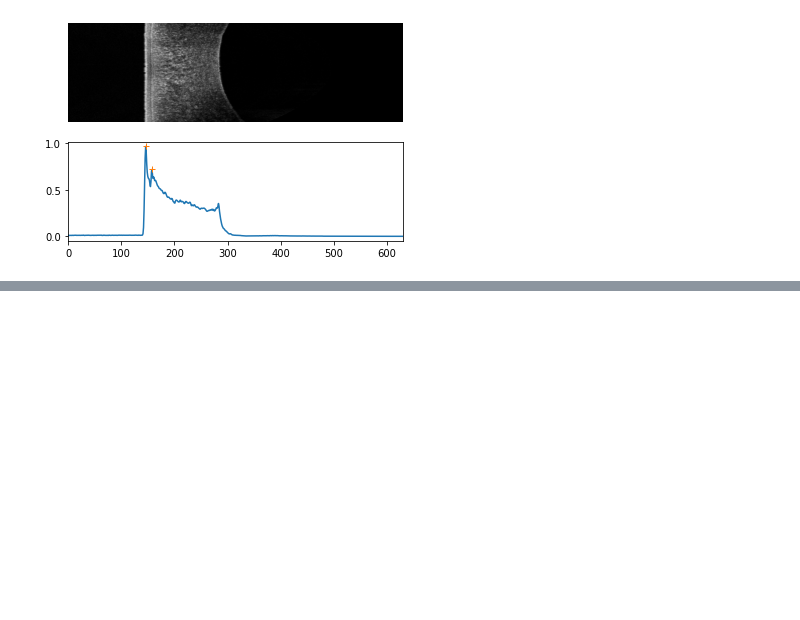
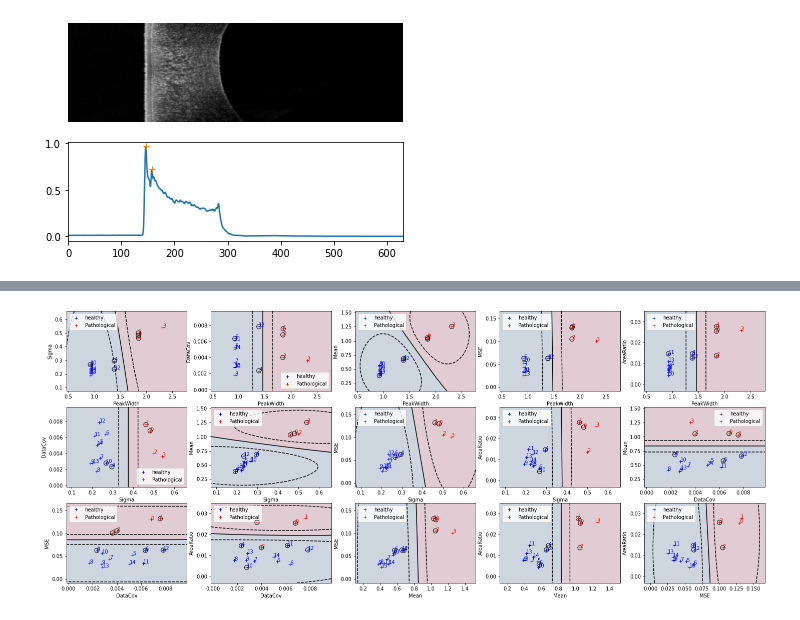
Before and after one commit to Coohrentiin/Quantification_of_corneal_surgery_antecedent, a Jupyter notebook: quatification_test.ipynb, the cells around one changed output, grey strips where cells are left out. Saved outputs shown, nothing was run; the diff lists cells and outputs as text; code cells hidden in the pictures; blank space fills up the shorter version.

```diff
--- a/quatification_test.ipynb
+++ b/quatification_test.ipynb
@@ -323,13 +162,3 @@ c:\Users\csoub\OneDrive\Bureau\3A\Ensta\Super projet\Quantification_of_corneal_s
 [figure]
 [figure]
 [figure]
-# %%
-from sklearn import svm
-X=np.array( [ np.array(x) for x in X])
-clf = svm.SVC()
-clf.fit(X, y)
-y_pred=clf.predict(X)
-print(X)
-print(y_pred)
-print(len(y_pred))
-print(y)
@@ -353,0 +249,46 @@ print(y)
+# %%
+
+variable=data.columns[:-2]
+k=len(variable)
+comb=math.comb(k,2)
+
+plt.figure(figsize=(25,10))
+nline=3
+ncol=comb//nline+int(comb/nline-comb//nline+0.5)
+l=0
+for i in range(k-1):
+    for j in range(i+1,k):
+        l+=1
+        plt.subplot(nline,ncol,l)
+        x_class1=data[variable[i]][data["Healthy"]==1]
+        y_class1=data[variable[j]][data["Healthy"]==1]
+        x_class0=data[variable[i]][data["Healthy"]==0]
+        y_class0=data[variable[j]][data["Healthy"]==0]
+        plt.plot(x_class1.T,y_class1.T,"b+",label="healthy")
+        plt.plot(x_class0.T,y_class0.T,"r+",label="Pathological")
+        for m in range(len(data)):
+            if data["Healthy"][m]==1:
+                plt.text(data[variable[i]][m],data[variable[j]][m],str(m),color="blue")
+            else:
+                plt.text(data[variable[i]][m],data[variable[j]][m],str(m),color="red")
+        X=data[variable[i]]
+        Y=data[variable[j]]
+        Z=np.array([X.to_numpy().T,Y.to_numpy().T]).T
+        C=np.array([data["Healthy"].to_numpy()]).T
+        clf = svm.SVC()
+        clf.fit(Z, C)
+        x_min = Z[:, 0].min()-1*np.std(Z[:, 0])
+        x_max = Z[:, 0].max()+1*np.std(Z[:, 0])
+        y_min = Z[:, 1].min()-1*np.std(Z[:, 1])
+        y_max = Z[:, 1].max()+1*np.std(Z[:, 1])
+        XX, YY = np.mgrid[x_min:x_max:200j, y_min:y_max:200j]
+        Z = clf.decision_function(np.c_[XX.ravel(), YY.ravel()])
+        Z = Z.reshape(XX.shape)
+        plt.scatter(clf.support_vectors_[:, 0],clf.support_vectors_[:, 1],s=80,facecolors="none",zorder=10,edgecolors="k")
+        plt.pcolormesh(XX, YY, Z > 0, cmap="RdBu",alpha=0.2) #plt.cm.Paired
+        plt.contour(XX,YY,Z,colors=["k", "k", "k"],linestyles=["--", "-", "--"],levels=[-0.5, 0, 0.5])
+        plt.xlabel(variable[i])
+        plt.ylabel(variable[j])
+        plt.legend()
+# %% [output]
+[figure, added]
```
Also changed, not shown: parts of 16 cells of this notebook, 5 other files.
